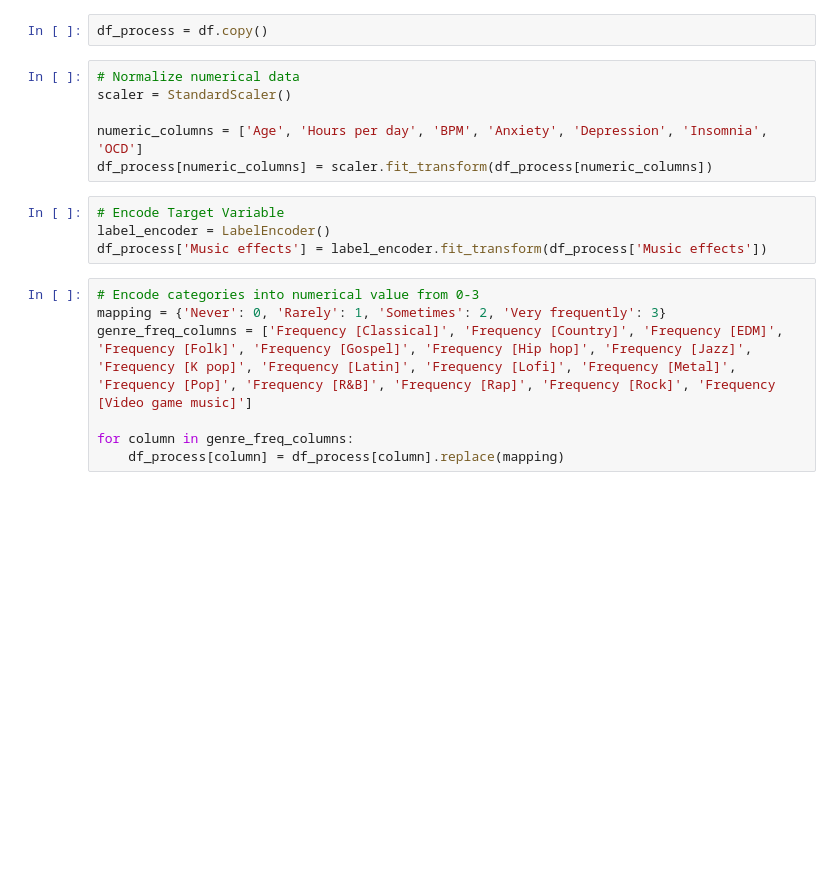
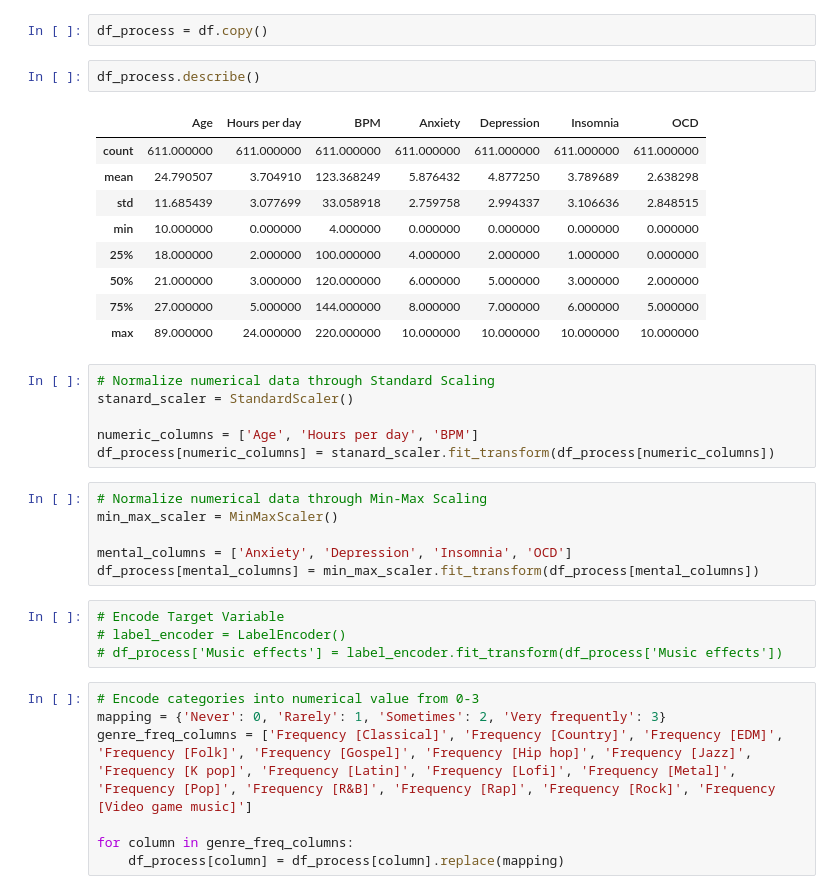
Before and after one commit to mw1163528384/Music-on-Mental-Health, a Jupyter notebook: Notebook/data/data_analysis.ipynb, the cells around one changed output. Saved outputs shown, nothing was run; the diff lists cells and outputs as text; blank space fills up the shorter version.

Commit message:
update BPM and min-max scaling

```diff
--- a/Notebook/data/data_analysis.ipynb
+++ b/Notebook/data/data_analysis.ipynb
@@ -149,16 +187,34 @@ df.to_pickle('../../Data/output/df.pkl')
 #### Data Pre-process
 # %%
 df_process = df.copy()
+# %%
+df_process.describe()
+# %% [output]
+|  | Age | Hours per day | BPM | Anxiety | Depression | Insomnia | OCD |
+| count | 611.000000 | 611.000000 | 611.000000 | 611.000000 | 611.000000 | 611.000000 | 611.000000 |
+| mean | 24.790507 | 3.704910 | 123.368249 | 5.876432 | 4.877250 | 3.789689 | 2.638298 |
+| std | 11.685439 | 3.077699 | 33.058918 | 2.759758 | 2.994337 | 3.106636 | 2.848515 |
+| min | 10.000000 | 0.000000 | 4.000000 | 0.000000 | 0.000000 | 0.000000 | 0.000000 |
+| 25% | 18.000000 | 2.000000 | 100.000000 | 4.000000 | 2.000000 | 1.000000 | 0.000000 |
+| 50% | 21.000000 | 3.000000 | 120.000000 | 6.000000 | 5.000000 | 3.000000 | 2.000000 |
+| 75% | 27.000000 | 5.000000 | 144.000000 | 8.000000 | 7.000000 | 6.000000 | 5.000000 |
+| max | 89.000000 | 24.000000 | 220.000000 | 10.000000 | 10.000000 | 10.000000 | 10.000000 |
 # %%
-# Normalize numerical data
-scaler = StandardScaler()
+# Normalize numerical data through Standard Scaling
+stanard_scaler = StandardScaler()
 
-numeric_columns = ['Age', 'Hours per day', 'BPM', 'Anxiety', 'Depression', 'Insomnia', 'OCD']
-df_process[numeric_columns] = scaler.fit_transform(df_process[numeric_columns])
+numeric_columns = ['Age', 'Hours per day', 'BPM']
+df_process[numeric_columns] = stanard_scaler.fit_transform(df_process[numeric_columns])
+# %%
+# Normalize numerical data through Min-Max Scaling
+min_max_scaler = MinMaxScaler()
+
+mental_columns = ['Anxiety', 'Depression', 'Insomnia', 'OCD']
+df_process[mental_columns] = min_max_scaler.fit_transform(df_process[mental_columns])
 # %%
 # Encode Target Variable
-label_encoder = LabelEncoder()
-df_process['Music effects'] = label_encoder.fit_transform(df_process['Music effects'])
+# label_encoder = LabelEncoder()
+# df_process['Music effects'] = label_encoder.fit_transform(df_process['Music effects'])
 # %%
 # Encode categories into numerical value from 0-3
 mapping = {'Never': 0, 'Rarely': 1, 'Sometimes': 2, 'Very frequently': 3}
```
Also changed, not shown: parts of 8 cells of this notebook, 3 other files.
